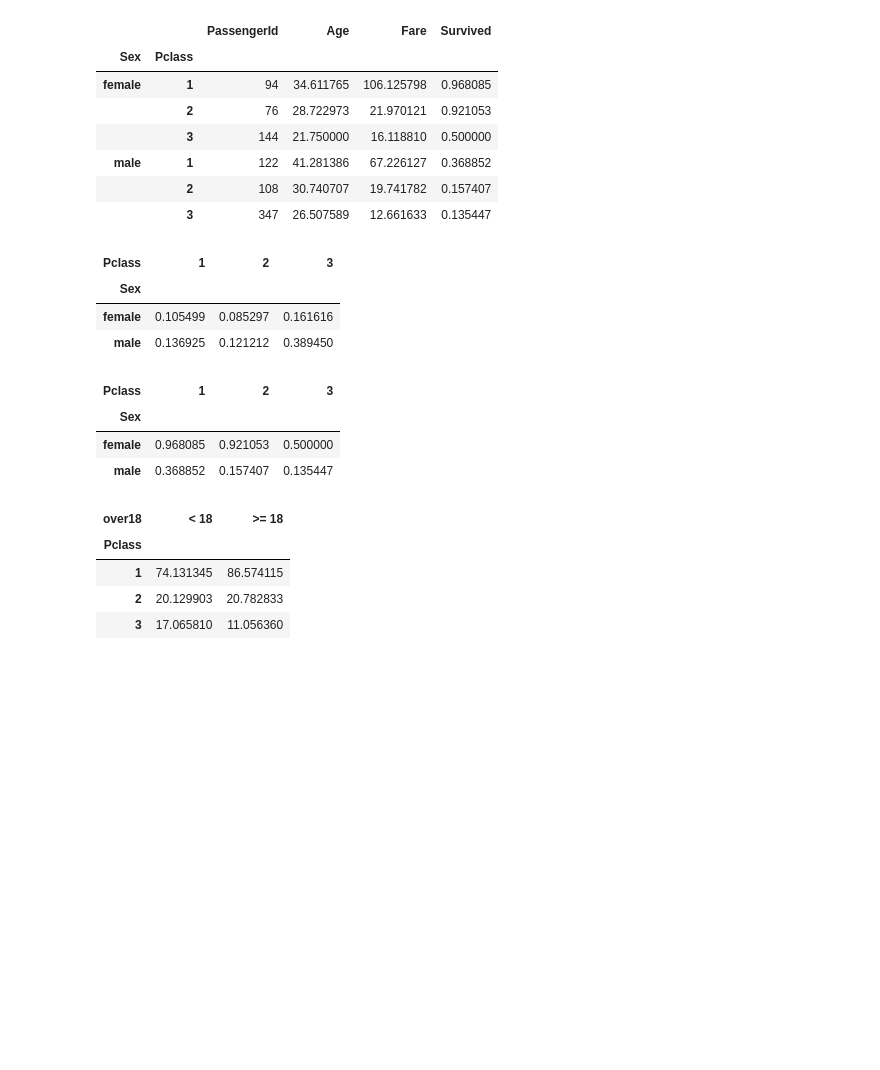
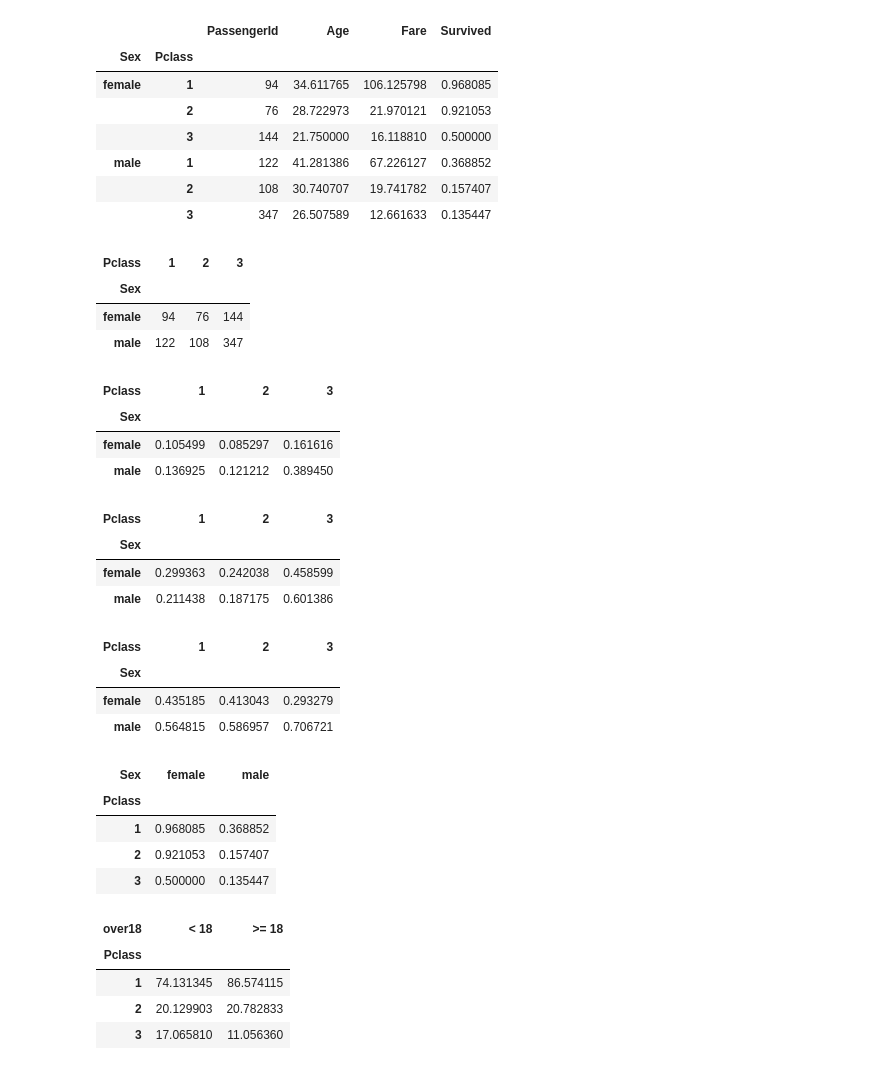
Before and after one commit to gianmarcomejia96/UTEC_PROGRA, a Jupyter notebook: 07_manipulaci_n_de_datos_con_pandas.ipynb, the cells around one changed output. Saved outputs shown, nothing was run; the diff lists cells and outputs as text; code cells hidden in the pictures; blank space fills up the shorter version.

```diff
--- a/07_manipulaci_n_de_datos_con_pandas.ipynb
+++ b/07_manipulaci_n_de_datos_con_pandas.ipynb
@@ -1101,7 +1371,7 @@ El método groupby permite:
 # %% [markdown]
 **Ejemplo:**
 # %%
-titanic = pd.read_csv('titanic.csv')
+titanic = pd.read_csv('train_titanic.csv')
 titanic.head()
 # %% [output]
 |  | PassengerId | Survived | Pclass | Name | Sex | Age | SibSp | Parch | Ticket | Fare | ... |
@@ -1138,6 +1435,13 @@ titanic.groupby(['Sex', 'Pclass']).agg({'PassengerId': 'count',
 | male | 1 | 122 | 41.281386 | 67.226127 | 0.368852 |
 |  | 2 | 108 | 30.740707 | 19.741782 | 0.157407 |
 |  | 3 | 347 | 26.507589 | 12.661633 | 0.135447 |
+# %%
+pd.crosstab(titanic['Sex'], titanic['Pclass'])
+# %% [output]
+| Pclass | 1 | 2 | 3 |
+| Sex |  |  |  |
+| female | 94 | 76 | 144 |
+| male | 122 | 108 | 347 |
 # %%
 pd.crosstab(titanic['Sex'], titanic['Pclass'], normalize='all')
 # %% [output]
@@ -1145,13 +1449,28 @@ pd.crosstab(titanic['Sex'], titanic['Pclass'], normalize='all')
 | Sex |  |  |  |
 | female | 0.105499 | 0.085297 | 0.161616 |
 | male | 0.136925 | 0.121212 | 0.389450 |
+# %%
+pd.crosstab(titanic['Sex'], titanic['Pclass'], normalize='index')
+# %% [output]
+| Pclass | 1 | 2 | 3 |
+| Sex |  |  |  |
+| female | 0.299363 | 0.242038 | 0.458599 |
+| male | 0.211438 | 0.187175 | 0.601386 |
+# %%
+pd.crosstab(titanic['Sex'], titanic['Pclass'], normalize='columns')
+# %% [output]
+| Pclass | 1 | 2 | 3 |
+| Sex |  |  |  |
+| female | 0.435185 | 0.413043 | 0.293279 |
+| male | 0.564815 | 0.586957 | 0.706721 |
 # %%
-pd.pivot_table(titanic, index = 'Sex', columns = 'Pclass', values = 'Survived', aggfunc = 'mean')
+pd.pivot_table(titanic, index = 'Pclass', columns = 'Sex', values = 'Survived', aggfunc = 'mean')
 # %% [output]
-| Pclass | 1 | 2 | 3 |
-| Sex |  |  |  |
-| female | 0.968085 | 0.921053 | 0.500000 |
-| male | 0.368852 | 0.157407 | 0.135447 |
+| Sex | female | male |
+| Pclass |  |  |
+| 1 | 0.968085 | 0.368852 |
+| 2 | 0.921053 | 0.157407 |
+| 3 | 0.500000 | 0.135447 |
 # %%
 pd.pivot_table(titanic, index = 'Pclass', columns = 'over18', values = 'Fare', aggfunc = 'mean')
 # %% [output]
```
Also changed, not shown: parts of 31 cells of this notebook.
